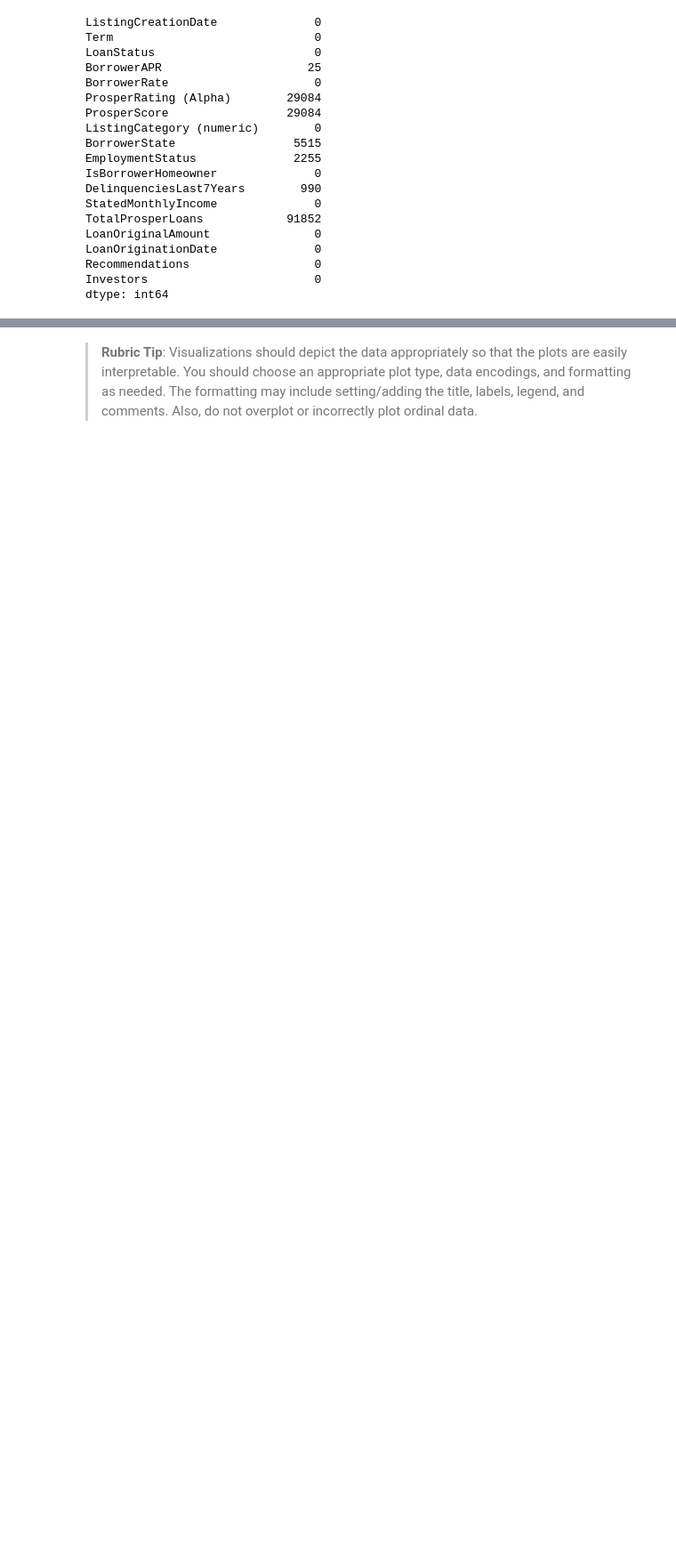
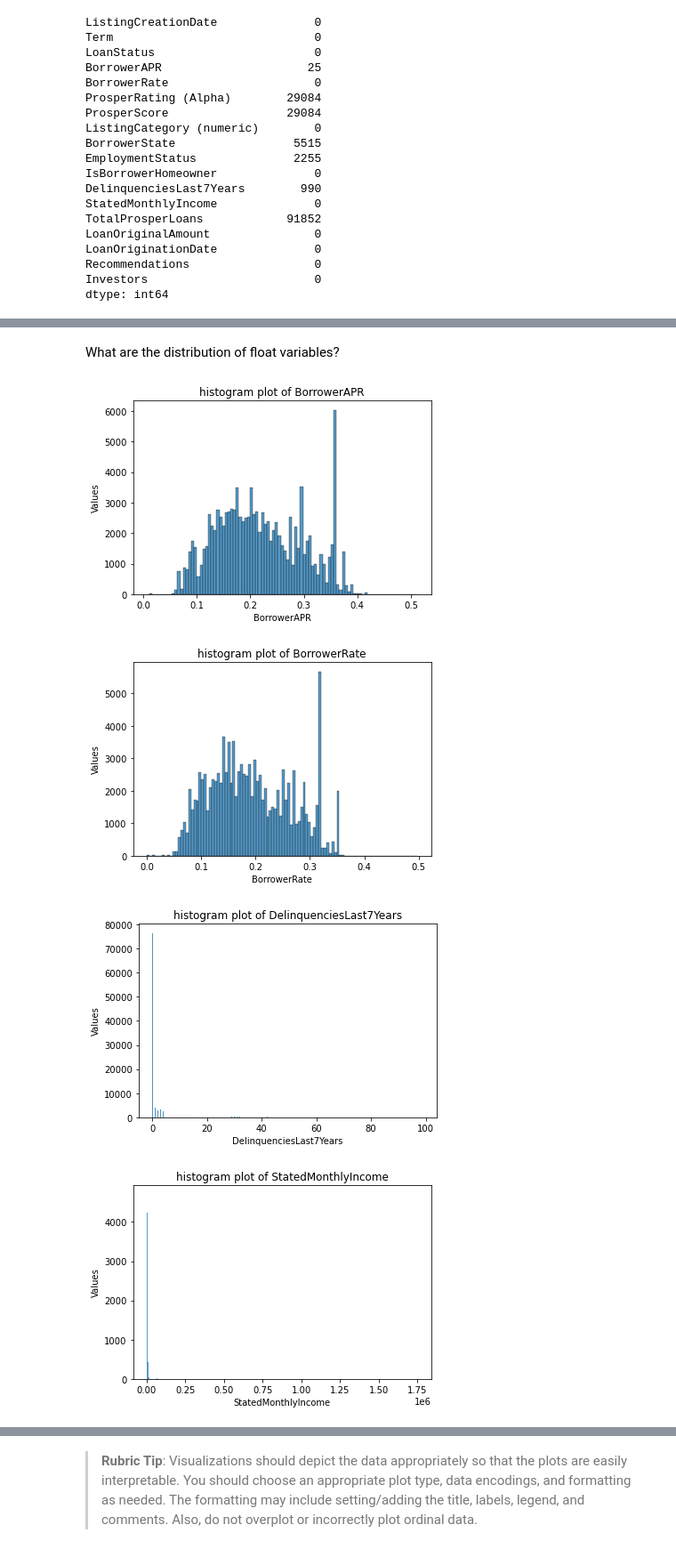
Before and after one commit to skevin-dev/communicate-data-findings, a Jupyter notebook: Notebooks/Part_I_exploration_data_analysis.ipynb, the cells around one changed output, grey strips where cells are left out. Shown at 89% size. Saved outputs shown, nothing was run; the diff lists cells and outputs as text; code cells hidden in the pictures; blank space fills up the shorter version.

Commit message:
exploratory data analysis

```diff
--- a/Notebooks/Part_I_exploration_data_analysis.ipynb
+++ b/Notebooks/Part_I_exploration_data_analysis.ipynb
@@ -148,0 +138,19 @@ and prepare yourself to look at relationships between variables.
+# %% [markdown]
+What are the distribution of float variables?
+# %%
+def histogram(df:pd.DataFrame,cols,**kwargs)->pd.DataFrame:
+    sb.histplot(data=df,x=cols,**kwargs);
+    plt.xlabel(cols)
+    plt.ylabel('Values')
+    plt.title(f'histogram plot of {cols}')
+    plt.show()
+
+float_columns = df_used_cols.loc[:, df_used_cols.dtypes == float].columns.tolist()
+
+for i in float_columns:
+    histogram(df_used_cols,i)
+# %% [output]
+[figure, added]
+[figure, added]
+[figure, added]
+[figure, added]
```
Also changed, not shown: parts of 13 cells of this notebook.
